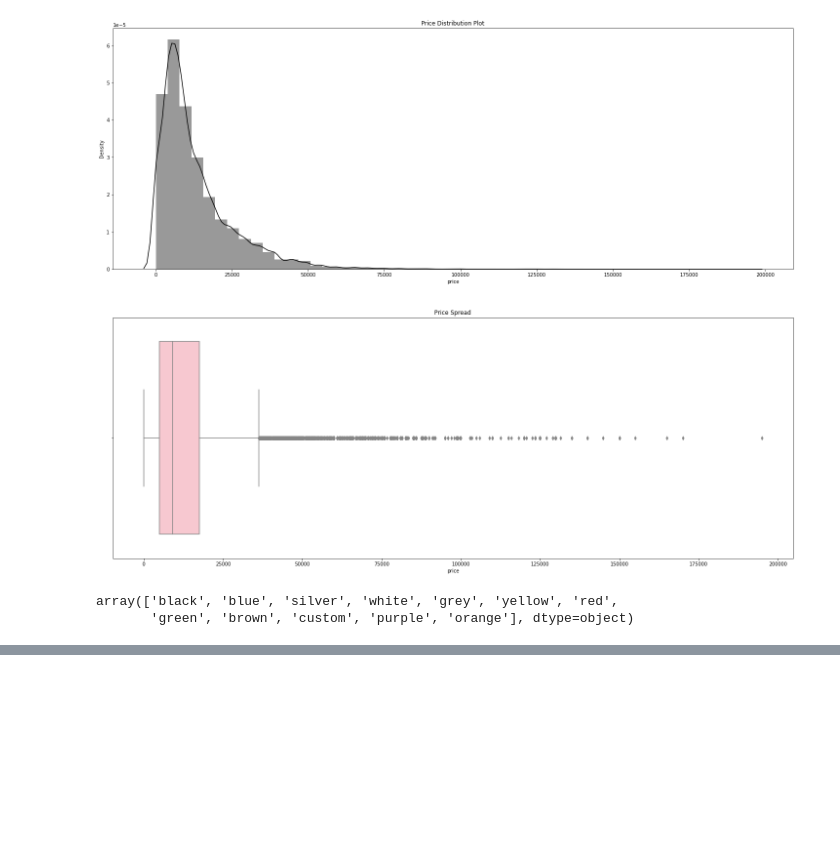
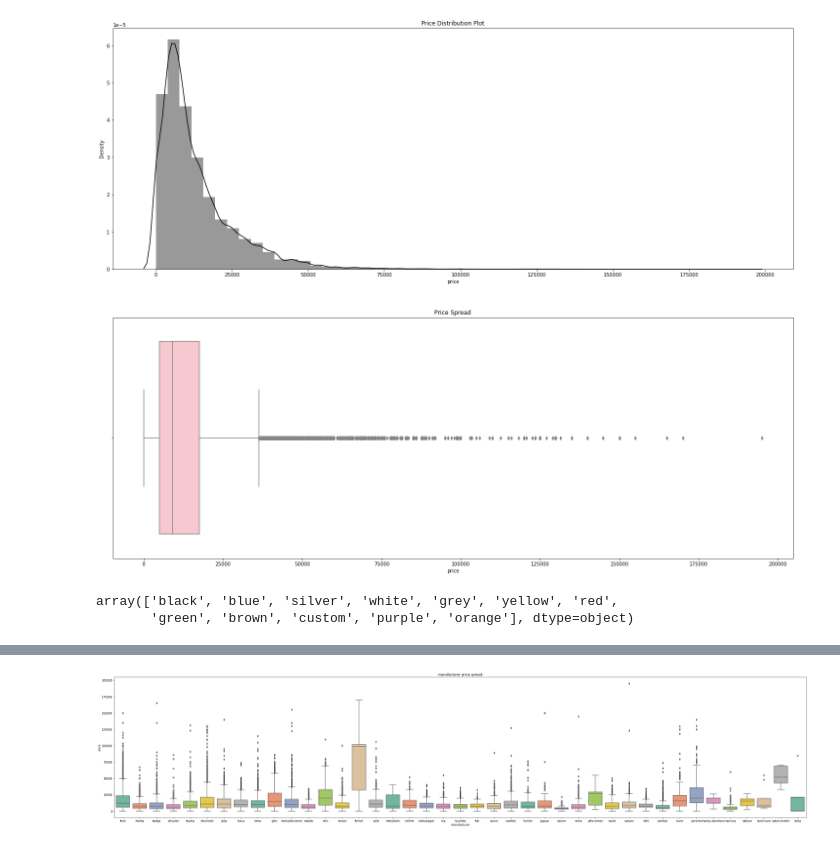
Before and after one commit to susmitds/Predictive-Automobile-Valuation-Analysis-for-Urban-Open-Markets-US-using-Machine-Learning, a Jupyter notebook: UsedCarPrediction.ipynb, the cells around one changed output, grey strips where cells are left out. Saved outputs shown, nothing was run; the diff lists cells and outputs as text; code cells hidden in the pictures; blank space fills up the shorter version.

```diff
--- a/UsedCarPrediction.ipynb
+++ b/UsedCarPrediction.ipynb
@@ -568,0 +541,4 @@ price_comp(['year','condition','cylinder_number','status','size','model_rarity',
+# %%
+price_graph('box',0,36,8,'manufacturer','Set2')
+# %% [output]
+[figure, added]
```
Also changed, not shown: parts of 34 cells of this notebook.
